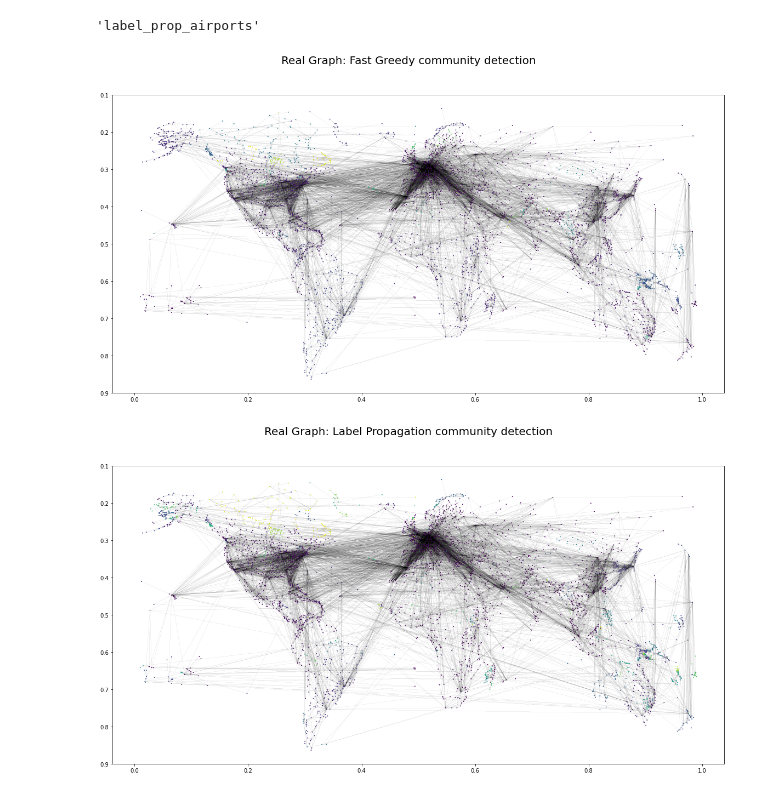
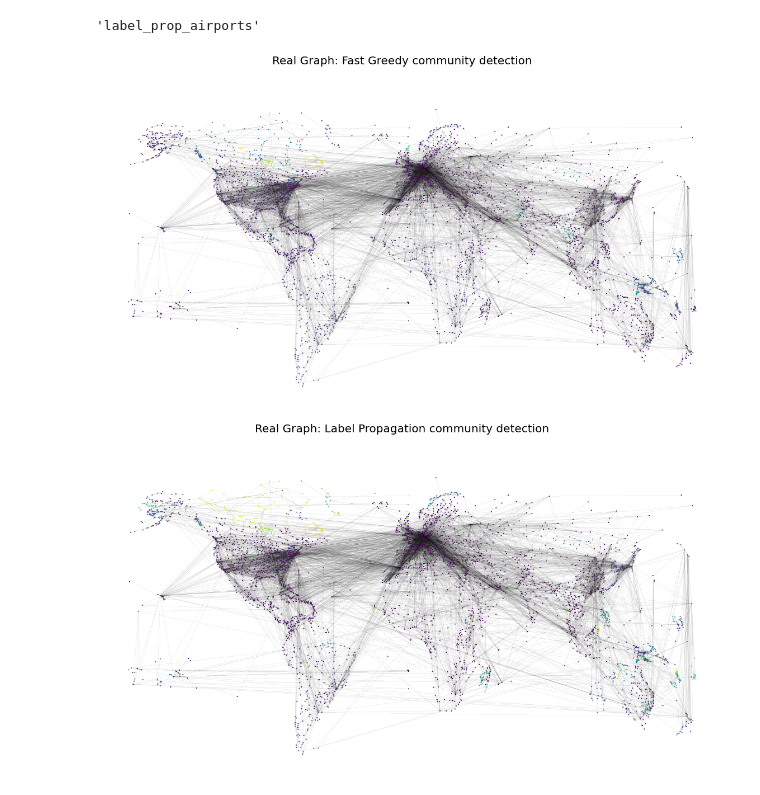
Before and after one commit to EjbejaranosAI/Complex_Networks, a Jupyter notebook: 3_Community_detection/Airport_communities.ipynb, the cells around one changed output. Cells and saved outputs as stored; diff of their text form; code cells hidden in the pictures.

```diff
--- a/3_Community_detection/Airport_communities.ipynb
+++ b/3_Community_detection/Airport_communities.ipynb
@@ -92,26 +92,28 @@ label_prop_airports, lb_palette = label_propagation(g_airport)
 # %%
 #Girvan Newman
 def draw_real_graph(communities,palette, NAME):
     # Plot with only vertex and edge coloring
     fig, ax = plt.subplots()
     #change the size of the plot
     fig.set_size_inches(20,10)
+    # Remove axis
+    ax.axis('off')
     fig.suptitle(NAME, fontsize=20)
     ig.plot(
         communities,
         palette=palette,
         edge_width=0.05,
         target=ax,
-        vertex_size=0.8,
+        vertex_size=1.0,
     )
     ax.invert_yaxis() # igraph plots y-axis from top to bottom
     plt.show()
     return fig
 
 
 
 fig_greedy = draw_real_graph(fast_greedy_airports, pallete_greedy,"Real Graph: Fast Greedy community detection")
 fig_lp = draw_real_graph(label_prop_airports, lb_palette,"Real Graph: Label Propagation community detection")
 # %% [output]
-[figure, old version]
+[figure, new version]
-[figure, old version]
+[figure, new version]
```
Also changed, not shown: 2 other files.
